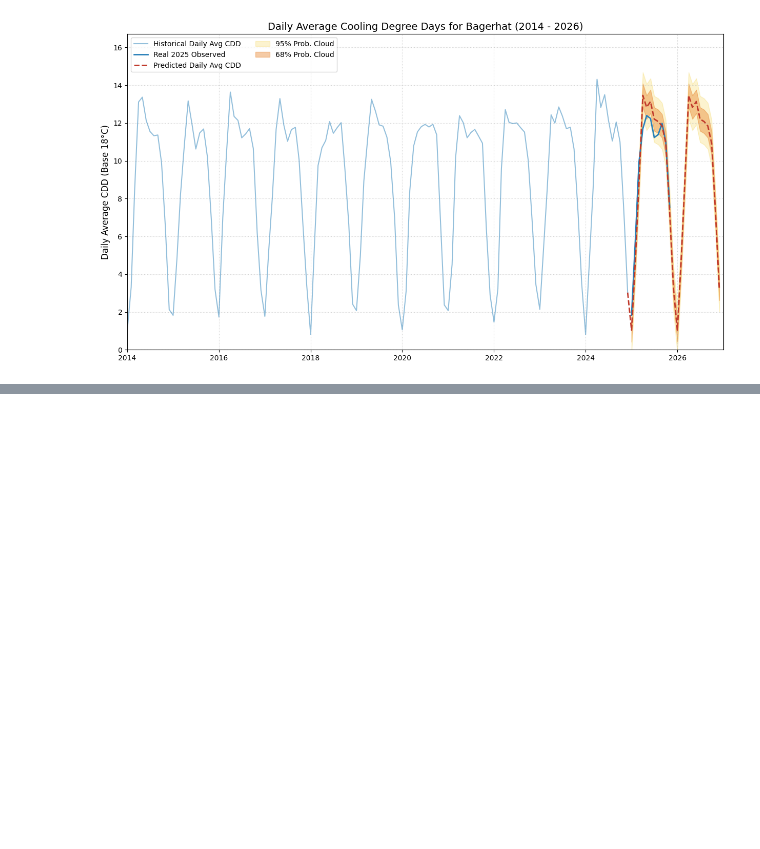
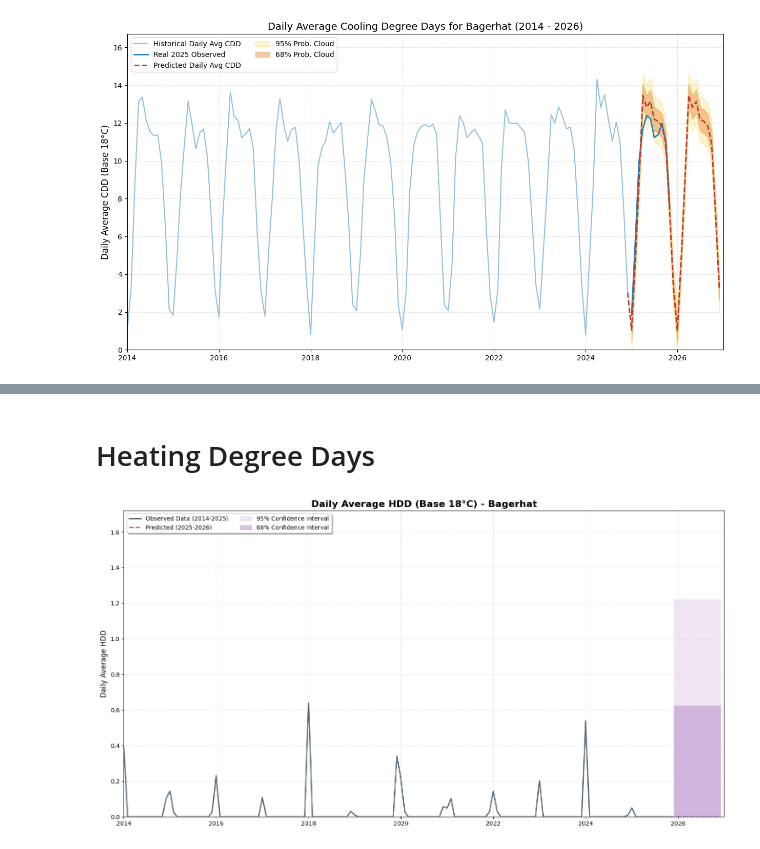
Before and after one commit to not-your-pancake/TCC_Journal, a Jupyter notebook: CCD_Agri_stress/rangamati.ipynb, the cells around one changed output, grey strips where cells are left out. Saved outputs shown, nothing was run; the diff lists cells and outputs as text; code cells hidden in the pictures; blank space fills up the shorter version.

```diff
--- a/CCD_Agri_stress/rangamati.ipynb
+++ b/CCD_Agri_stress/rangamati.ipynb
@@ -1626,0 +1491,79 @@ plt.show()
+# %% [markdown]
+# Heating Degree Days
+# %%
+# --- HDD Calculation Logic ---
+def get_daily_hdd(df, tmax_col, tmin_col):
+    t_avg = (df[tmax_col] + df[tmin_col]) / 2
+    # HDD is Base - Average (if result is positive)
+    return np.maximum(18 - t_avg, 0)
+
+# --- A. Process Historical (2014-2024) ---
+df_hist['daily_hdd'] = get_daily_hdd(df_hist, 'max_temperature(degree C)', 'minimum_temperature(degree C)')
+hist_grouped_hdd = df_hist.groupby(df_hist['date'].dt.to_period('M'))['daily_hdd']
+hist_monthly_hdd = hist_grouped_hdd.mean()
+hist_monthly_hdd.index = hist_monthly_hdd.index.to_timestamp()
+
+# --- B. Process Real 2025 ---
+df_district_2025['daily_hdd'] = get_daily_hdd(df_district_2025, 'max_temperature(degree C)', 'minimum_temperature(degree C)')
+real_grouped_hdd = df_district_2025.groupby(df_district_2025['date'].dt.to_period('M'))['daily_hdd']
+real_2025_monthly_hdd = real_grouped_hdd.mean()
+real_2025_monthly_hdd.index = real_2025_monthly_hdd.index.to_timestamp()
+
+# --- C. Process Predictions (Starting AFTER Real Data) ---
+# 1. Identify where your real data ends
+last_observed_date = real_2025_monthly_hdd.index[-1]
+last_observed_val = real_2025_monthly_hdd.values[-1]
+
+# 2. Slice predictions so they only start after your last real data point
+# This removes the "double line" overlap in early 2025
+future_preds = pred_monthly_hdd[pred_monthly_hdd.index > last_observed_date]
+
+# Combine Historical and Real 2025 into a single series
+# We use .sort_index() just to be safe, though they should already be in order
+df_observed_all = pd.concat([hist_monthly_hdd, real_2025_monthly_hdd]).sort_index()
+
+# Update the bridge logic to start from the end of this new merged series
+last_observed_date = df_observed_all.index[-1]
+last_observed_val = df_observed_all.values[-1]
+
+# Re-filter future predictions to start after the merged observed data
+future_preds = pred_monthly_hdd[pred_monthly_hdd.index > last_observed_date]
+
+bridge_x = [last_observed_date] + list(future_preds.index)
+bridge_y = [last_observed_val] + list(future_preds.values)
+
+# --- D. Visualization ---
+plt.figure(figsize=(15, 8))
+
+# 1. Plot the unified Observed line (2014 - April 2025)
+plt.plot(df_observed_all.index, df_observed_all.values,
+         color='#2c3e50', alpha=0.4, label='Observed Data (2014-2025)', alpha=0.8)
+
+# 2. Plot the Predicted line
+plt.plot(bridge_x, bridge_y,
+         color='#8e44ad', linestyle='--', linewidth=2, label='Predicted (2025-2026)')
+
+# 3. Probability Clouds (Clipped at 0)
+plt.fill_between(future_preds.index,
+                 np.maximum(future_preds.values - 1.96 * rmse, 0),
+                 future_preds.values + 1.96 * rmse,
+                 color="#9b59b6", alpha=0.15, label='95% Confidence Interval')
+
+plt.fill_between(future_preds.index,
+                 np.maximum(future_preds.values - rmse, 0),
+                 future_preds.values + rmse,
+                 color="#8e44ad", alpha=0.3, label='68% Confidence Interval')
+
+# Formatting
+plt.title(f'Daily Average HDD (Base 18°C) - {district}', fontsize=16, fontweight='bold')
+plt.ylabel('Daily Average HDD', fontsize=12)
+plt.legend(loc='upper left', ncol=2, frameon=True, shadow=True)
+
+plt.ylim(0, max(df_observed_all.max(), (future_preds.values + 1.96 * rmse).max()) + 0.5)
+plt.xlim(pd.Timestamp('2014-01-01'), pd.Timestamp('2027-01-01'))
+plt.grid(True, linestyle=':', alpha=0.6)
+plt.tight_layout()
+
+plt.show()
+# %% [output]
+[figure, added]
```
Also changed, not shown: parts of 2 cells of this notebook, 4 other files.
